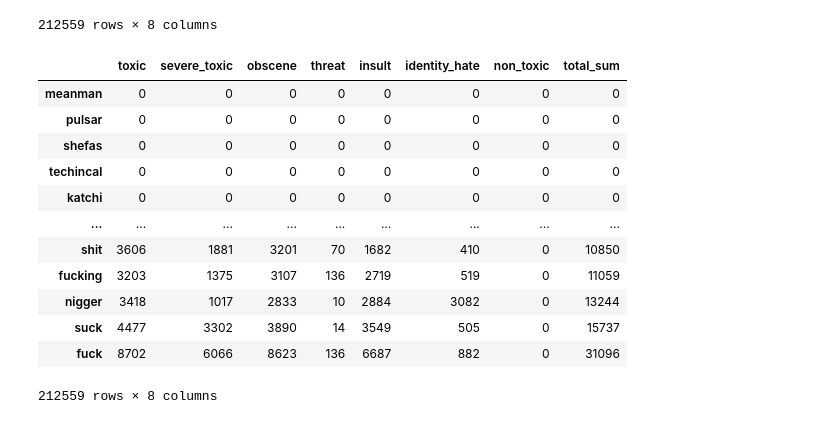
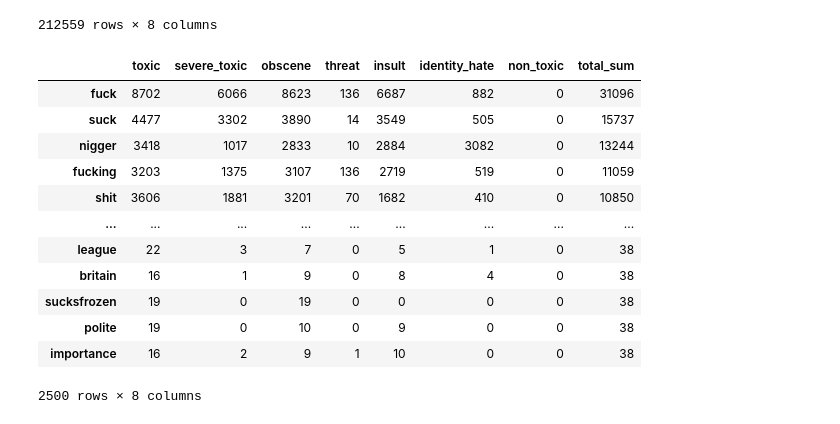
Before and after one commit to dnsshplk/Comment-SentAn, a Jupyter notebook: EDA.ipynb, the cells around one changed output. Drawn from its saved outputs; the diff is of its cells as text; code cells hidden in the pictures.

```diff
--- a/EDA.ipynb
+++ b/EDA.ipynb
@@ -240,18 +151,18 @@ word_freqs_df
 | wpverifiabilityselfpublished | 0 | 0 | 0 | 0 | 0 | 0 | 0 | 0 |
 212559 rows × 8 columns
 # %%
-word_freqs_df.sort_values('total_sum', reversed = True)
+word_freqs_df.sort_values('total_sum', ascending = False)[:2500]
 # %% [output]
 |  | toxic | severe_toxic | obscene | threat | insult | identity_hate | non_toxic | total_sum |
-| meanman | 0 | 0 | 0 | 0 | 0 | 0 | 0 | 0 |
-| pulsar | 0 | 0 | 0 | 0 | 0 | 0 | 0 | 0 |
-| shefas | 0 | 0 | 0 | 0 | 0 | 0 | 0 | 0 |
-| techincal | 0 | 0 | 0 | 0 | 0 | 0 | 0 | 0 |
-| katchi | 0 | 0 | 0 | 0 | 0 | 0 | 0 | 0 |
+| fuck | 8702 | 6066 | 8623 | 136 | 6687 | 882 | 0 | 31096 |
+| suck | 4477 | 3302 | 3890 | 14 | 3549 | 505 | 0 | 15737 |
+| nigger | 3418 | 1017 | 2833 | 10 | 2884 | 3082 | 0 | 13244 |
+| fucking | 3203 | 1375 | 3107 | 136 | 2719 | 519 | 0 | 11059 |
+| shit | 3606 | 1881 | 3201 | 70 | 1682 | 410 | 0 | 10850 |
 | ... | ... | ... | ... | ... | ... | ... | ... | ... |
-| shit | 3606 | 1881 | 3201 | 70 | 1682 | 410 | 0 | 10850 |
-| fucking | 3203 | 1375 | 3107 | 136 | 2719 | 519 | 0 | 11059 |
-| nigger | 3418 | 1017 | 2833 | 10 | 2884 | 3082 | 0 | 13244 |
-| suck | 4477 | 3302 | 3890 | 14 | 3549 | 505 | 0 | 15737 |
-| fuck | 8702 | 6066 | 8623 | 136 | 6687 | 882 | 0 | 31096 |
+| league | 22 | 3 | 7 | 0 | 5 | 1 | 0 | 38 |
+| britain | 16 | 1 | 9 | 0 | 8 | 4 | 0 | 38 |
+| sucksfrozen | 19 | 0 | 19 | 0 | 0 | 0 | 0 | 38 |
+| polite | 19 | 0 | 10 | 0 | 9 | 0 | 0 | 38 |
+| importance | 16 | 2 | 9 | 1 | 10 | 0 | 0 | 38 |
-212559 rows × 8 columns
+2500 rows × 8 columns
```
Also changed, not shown: parts of 13 cells of this notebook, 2 other files.
